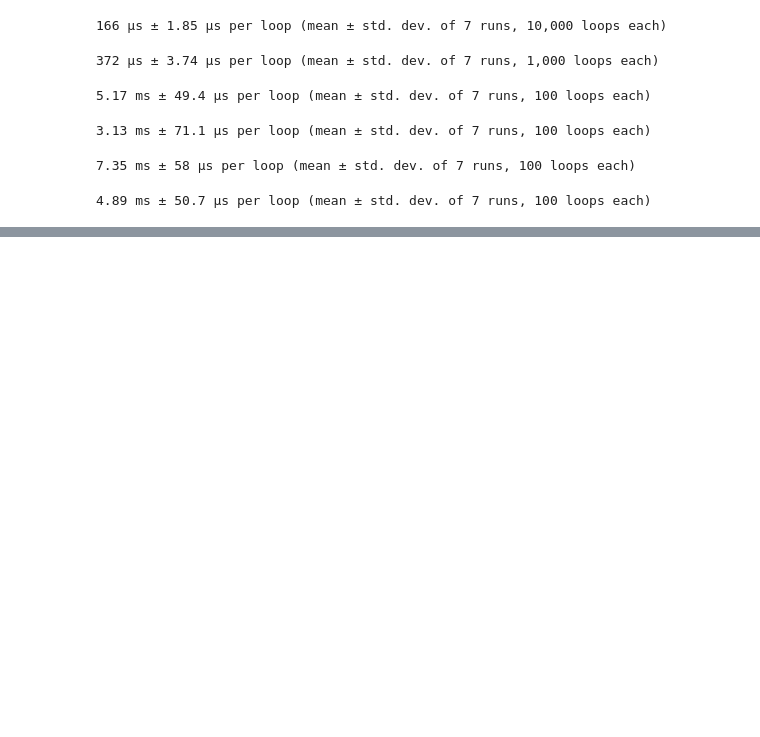
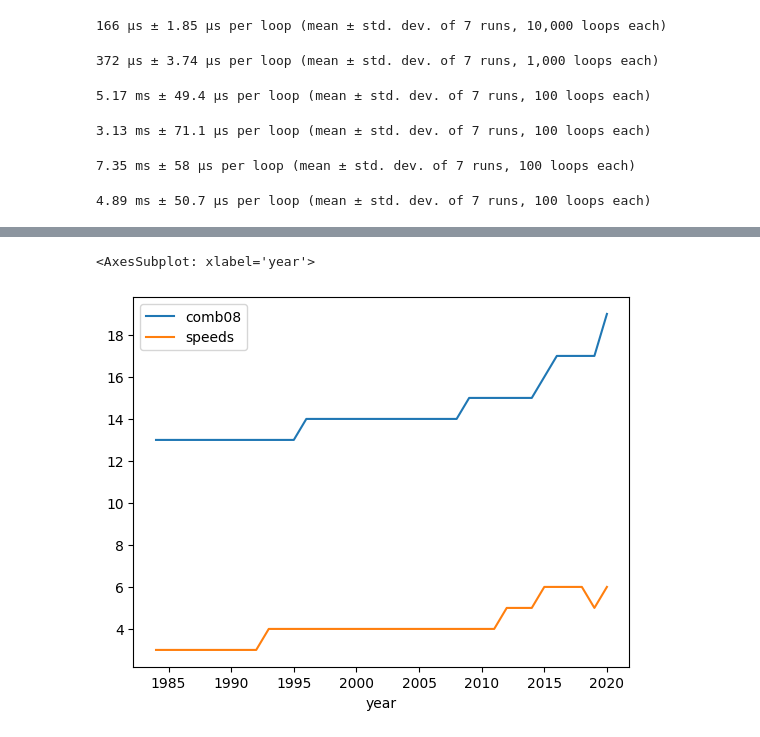
Before and after one commit to ferrandonea/pandas_tips, a Jupyter notebook: pandas_chaining_eff.ipynb, the cells around one changed output, grey strips where cells are left out. Saved outputs shown, nothing was run; the diff lists cells and outputs as text; code cells hidden in the pictures; blank space fills up the shorter version.

```diff
--- a/pandas_chaining_eff.ipynb
+++ b/pandas_chaining_eff.ipynb
@@ -874,0 +940,12 @@ values = {'Chevrolet', 'Ford','Dodge', 'GMC', 'Tesla'}
+# %%
+(
+    autos2
+    .groupby('year')
+    [['comb08','speeds']]
+    #.median()
+    .quantile(.1)
+    .plot()
+)
+# %% [output]
+<AxesSubplot: xlabel='year'>
+[figure, added]
```
Also changed, not shown: parts of 13 cells of this notebook.
